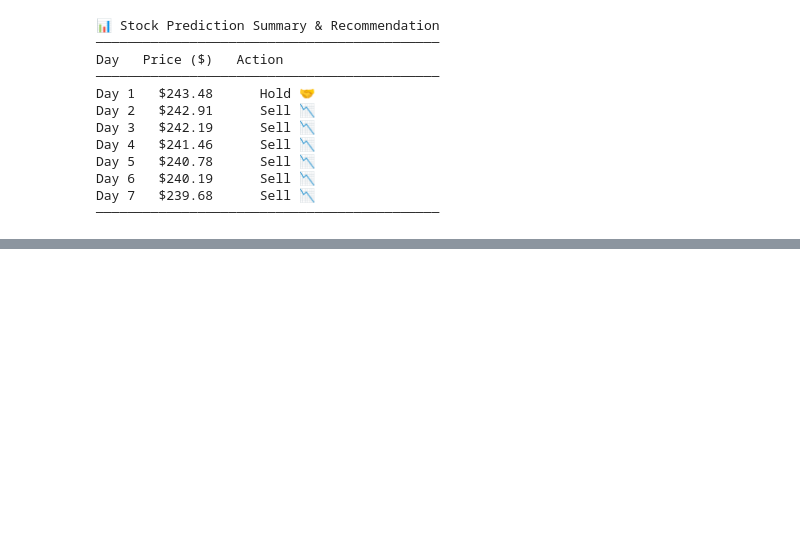
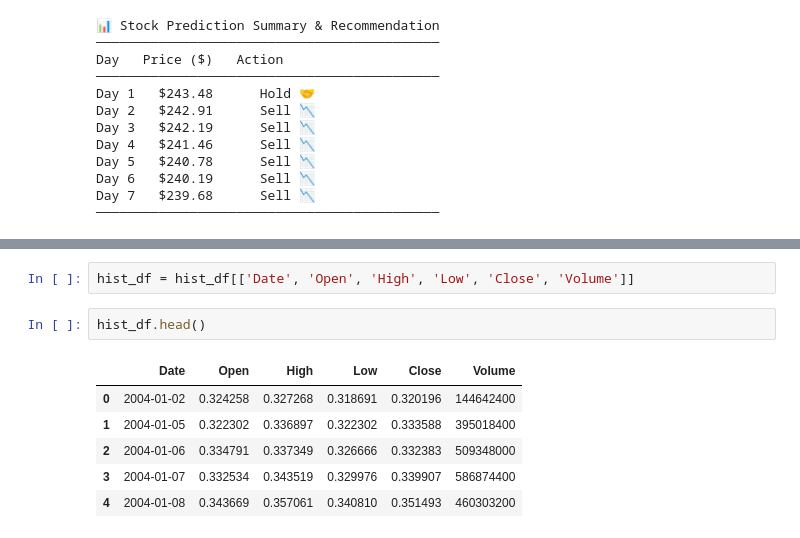
Before and after one commit to pooja30123/Stock-Price-Prediction-using-LSTM, a Jupyter notebook: notebooks/test.ipynb, the cells around one changed output, grey strips where cells are left out. Cells and saved outputs as stored; diff of their text form; blank space fills up the shorter version.

```diff
--- a/notebooks/test.ipynb
+++ b/notebooks/test.ipynb
@@ -139,0 +176,11 @@ Day 7   $239.68      Sell 📉
+# %%
+hist_df = hist_df[['Date', 'Open', 'High', 'Low', 'Close', 'Volume']]
+# %%
+hist_df.head()
+# %% [output]
+|  | Date | Open | High | Low | Close | Volume |
+| 0 | 2004-01-02 | 0.324258 | 0.327268 | 0.318691 | 0.320196 | 144642400 |
+| 1 | 2004-01-05 | 0.322302 | 0.336897 | 0.322302 | 0.333588 | 395018400 |
+| 2 | 2004-01-06 | 0.334791 | 0.337349 | 0.326666 | 0.332383 | 509348000 |
+| 3 | 2004-01-07 | 0.332534 | 0.343519 | 0.329976 | 0.339907 | 586874400 |
+| 4 | 2004-01-08 | 0.343669 | 0.357061 | 0.340810 | 0.351493 | 460303200 |
```
Also changed, not shown: parts of 14 cells of this notebook, 13 other files.
